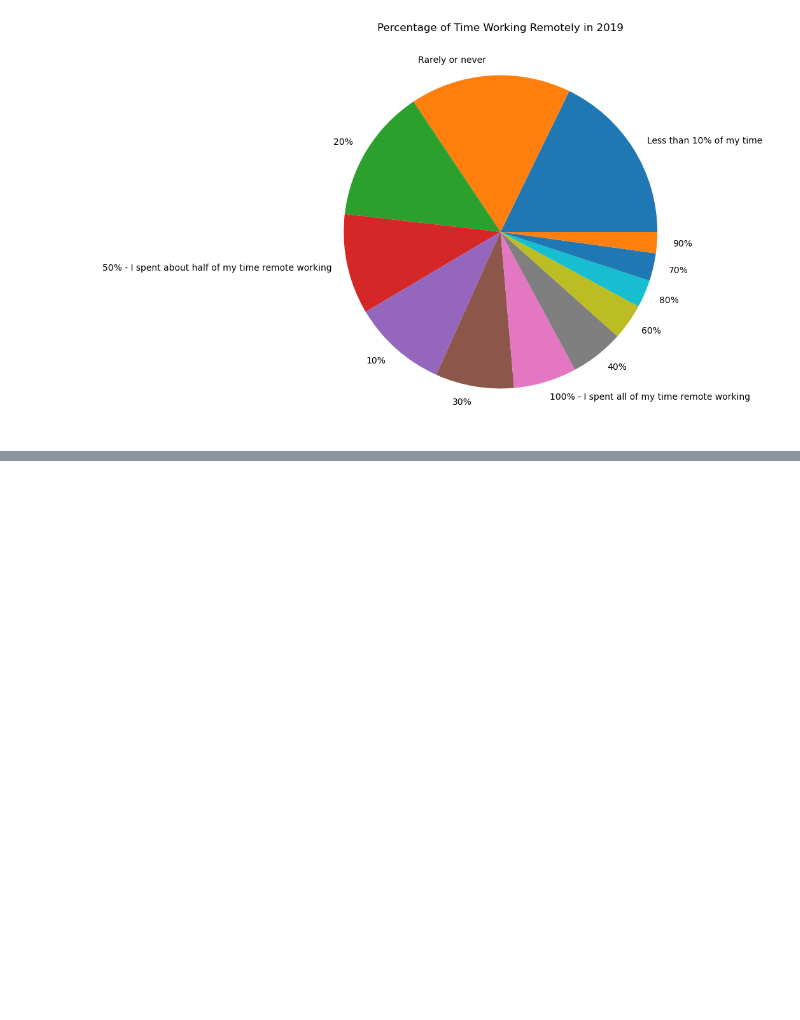
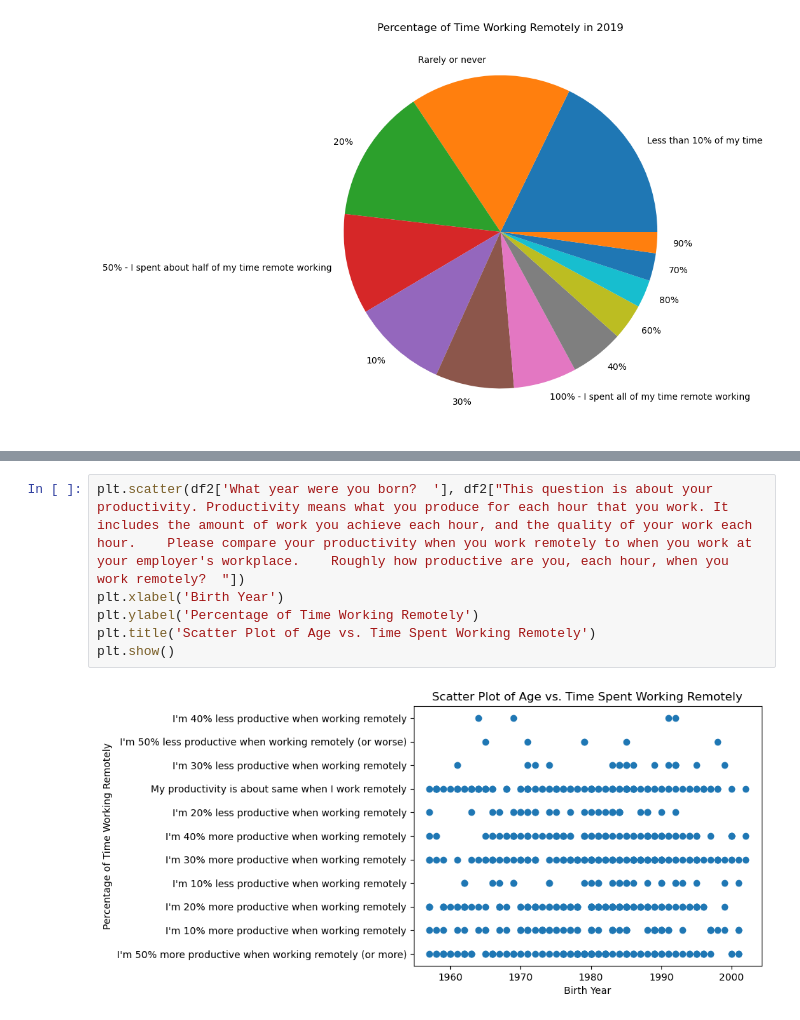
Before and after one commit to spuri007/189-project, a Jupyter notebook: MATH 189 Project.ipynb, the cells around one changed output, grey strips where cells are left out. Cells and saved outputs as stored; diff of their text form; blank space fills up the shorter version.

```diff
--- a/MATH 189 Project.ipynb
+++ b/MATH 189 Project.ipynb
@@ -46,3 +49,11 @@ plt.title('Percentage of Time Working Remotely in 2020')
 # %% [output]
 Text(0.5, 1.0, 'Percentage of Time Working Remotely in 2020')
 [figure]
+# %%
+plt.scatter(df2['What year were you born?  '], df2["This question is about your productivity. Productivity means what you produce for each hour that you work. It includes the amount of work you achieve each hour, and the quality of your work each hour.    Please compare your productivity when you work remotely to when you work at your employer's workplace.    Roughly how productive are you, each hour, when you work remotely?  "])
+plt.xlabel('Birth Year')
+plt.ylabel('Percentage of Time Working Remotely')
+plt.title('Scatter Plot of Age vs. Time Spent Working Remotely')
+plt.show()
+# %% [output]
+[figure, added]
```
Also changed, not shown: parts of 7 cells of this notebook.
